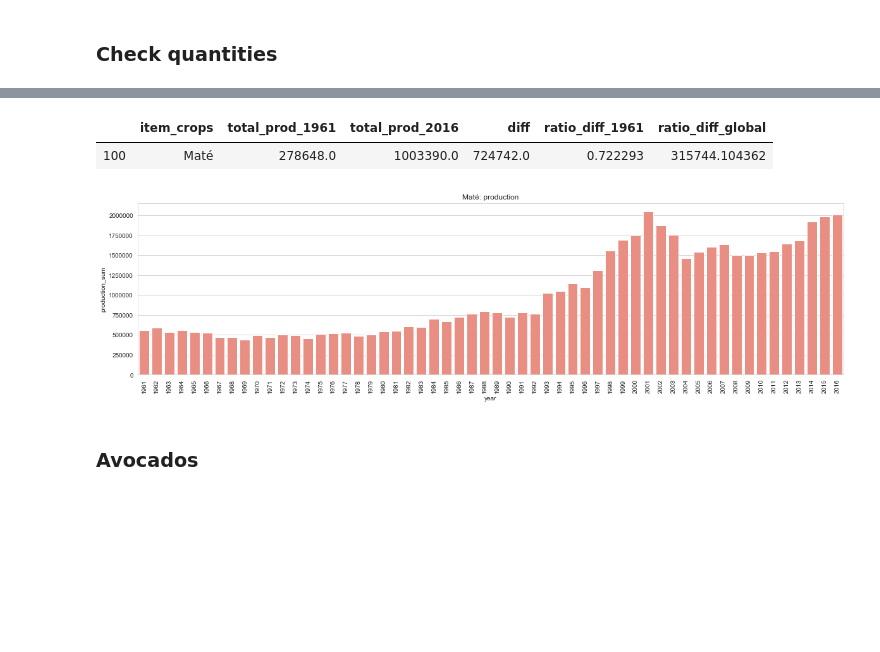
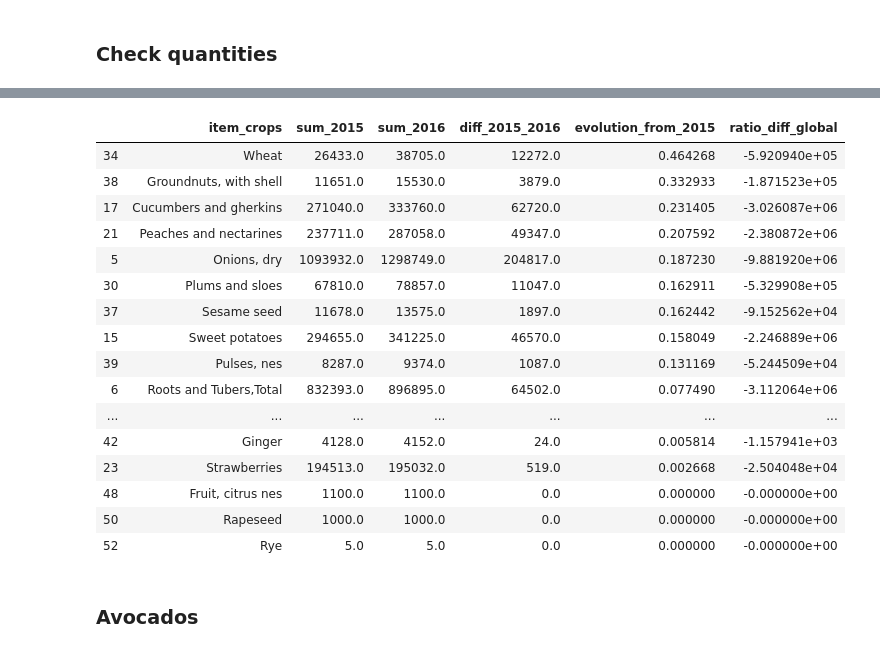
Before and after one commit to dsalathe/jurassic-spark, a Jupyter notebook: justine-story.ipynb, the cells around one changed output, grey strips where cells are left out. Saved outputs shown, nothing was run; the diff lists cells and outputs as text; code cells hidden in the pictures; blank space fills up the shorter version.

```diff
--- a/justine-story.ipynb
+++ b/justine-story.ipynb
@@ -518,12 +395,23 @@ comp_crop_prod.sort_values('ratio_diff_1961', ascending=True).head(10)
-# %%
-comp_crop_prod[comp_crop_prod.item_crops=='Maté']
-# %% [output]
-|  | item_crops | total_prod_1961 | total_prod_2016 | diff | ratio_diff_1961 | ratio_diff_global |
-| 100 | Maté | 278648.0 | 1003390.0 | 724742.0 | 0.722293 | 315744.104362 |
-# %%
-plot_by_year('Maté', 'production')
-# %% [output]
-[figure, removed]
+# %%
+stat_by_crop('production', region="Republic of Korea", start_y=2015, end_y=2016, asc=False, sort_ratio=True).head(20)
+# %% [output]
+|  | item_crops | sum_2015 | sum_2016 | diff_2015_2016 | evolution_from_2015 | ratio_diff_global |
+| 34 | Wheat | 26433.0 | 38705.0 | 12272.0 | 0.464268 | -5.920940e+05 |
+| 38 | Groundnuts, with shell | 11651.0 | 15530.0 | 3879.0 | 0.332933 | -1.871523e+05 |
+| 17 | Cucumbers and gherkins | 271040.0 | 333760.0 | 62720.0 | 0.231405 | -3.026087e+06 |
+| 21 | Peaches and nectarines | 237711.0 | 287058.0 | 49347.0 | 0.207592 | -2.380872e+06 |
+| 5 | Onions, dry | 1093932.0 | 1298749.0 | 204817.0 | 0.187230 | -9.881920e+06 |
+| 30 | Plums and sloes | 67810.0 | 78857.0 | 11047.0 | 0.162911 | -5.329908e+05 |
+| 37 | Sesame seed | 11678.0 | 13575.0 | 1897.0 | 0.162442 | -9.152562e+04 |
+| 15 | Sweet potatoes | 294655.0 | 341225.0 | 46570.0 | 0.158049 | -2.246889e+06 |
+| 39 | Pulses, nes | 8287.0 | 9374.0 | 1087.0 | 0.131169 | -5.244509e+04 |
+| 6 | Roots and Tubers,Total | 832393.0 | 896895.0 | 64502.0 | 0.077490 | -3.112064e+06 |
+| ... | ... | ... | ... | ... | ... | ... |
+| 42 | Ginger | 4128.0 | 4152.0 | 24.0 | 0.005814 | -1.157941e+03 |
+| 23 | Strawberries | 194513.0 | 195032.0 | 519.0 | 0.002668 | -2.504048e+04 |
+| 48 | Fruit, citrus nes | 1100.0 | 1100.0 | 0.0 | 0.000000 | -0.000000e+00 |
+| 50 | Rapeseed | 1000.0 | 1000.0 | 0.0 | 0.000000 | -0.000000e+00 |
+| 52 | Rye | 5.0 | 5.0 | 0.0 | 0.000000 | -0.000000e+00 |
 # %% [markdown]
 ### Avocados
 # %%
```
Also changed, not shown: parts of 48 cells of this notebook.
